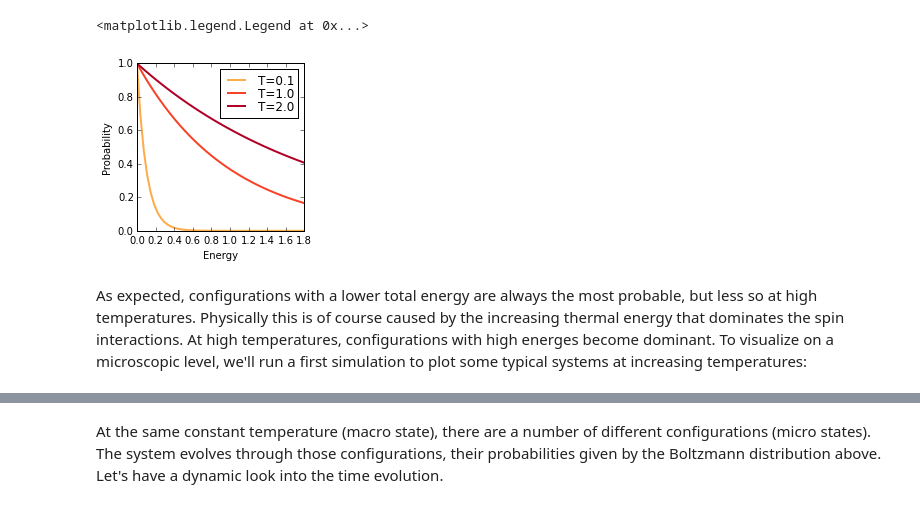
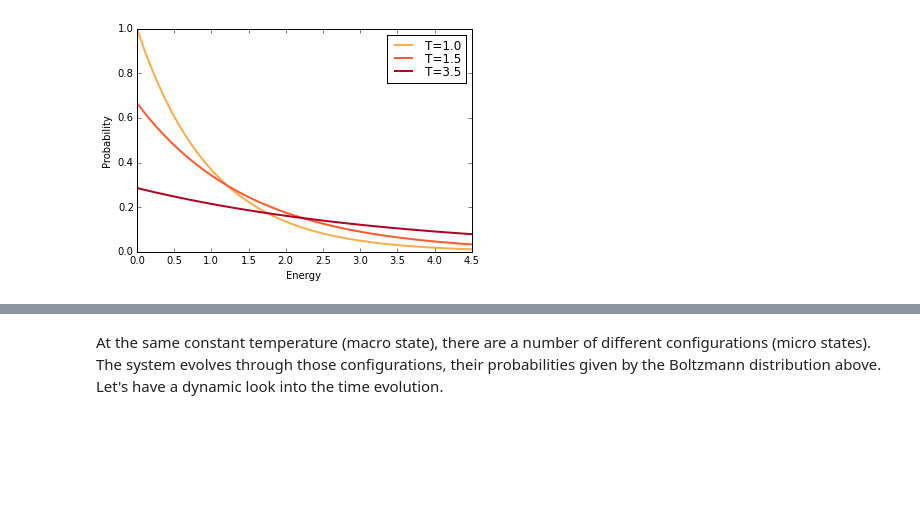
Before and after one commit to s9w/magneto, a Jupyter notebook: usage.ipynb, the cells around one changed output, grey strips where cells are left out. Cells and saved outputs as stored; diff of their text form; code cells hidden in the pictures; blank space fills up the shorter version.

```diff
--- a/usage.ipynb
+++ b/usage.ipynb
@@ -1 +1,10 @@
+# %%
+# Initializing some things
+import numpy as np
+import matplotlib.pyplot as plt
+%matplotlib inline
+
+import matplotlib as mpl
+cmap = mpl.cm.get_cmap(name='YlOrRd')
+colors3 = [cmap(x) for x in [0.4, 0.6, 0.9]]
 # %% [markdown]
@@ -25,13 +32,9 @@ import matplotlib.pyplot as plt
 # %%
-fig = plt.figure(figsize=(3,3))
-ax = fig.add_subplot(111, xlabel="Energy", ylabel="Probability")
-E = np.linspace(0, 1.8, num=50)
-cmap = mpl.cm.get_cmap(name='YlOrRd')
-for i, T in enumerate([0.1,1.0,2.0]):
-    ax.plot(E, np.exp(-E/T), lw=2, label="T={}".format(T), color=cmap(i/2.0*0.5+0.4))
-ax.legend(loc="upper right", labelspacing=0.0)
+ax = plt.subplot(111, xlabel="Energy", ylabel="Probability")
+E = np.linspace(0, 4.5, num=50)
+
+for i, T in enumerate([1.0, 1.5, 3.5]):
+    ax.plot(E, 1.0/T*np.exp(-E/T), lw=2, label="T={}".format(T), color=colors3[i])
+leg = ax.legend(loc="upper right", labelspacing=0.0)
 # %% [output]
-<matplotlib.legend.Legend at 0x...>
-[figure, old version]
+[figure, new version]
-# %% [markdown]
-As expected, configurations with a lower total energy are always the most probable, but less so at high temperatures. Physically this is of course caused by the increasing thermal energy that dominates the spin interactions. At high temperatures, configurations with high energes become dominant. To visualize on a microscopic level, we'll run a first simulation to plot some typical systems at increasing temperatures:
```
Also changed, not shown: parts of 33 cells of this notebook, 11 other files.
